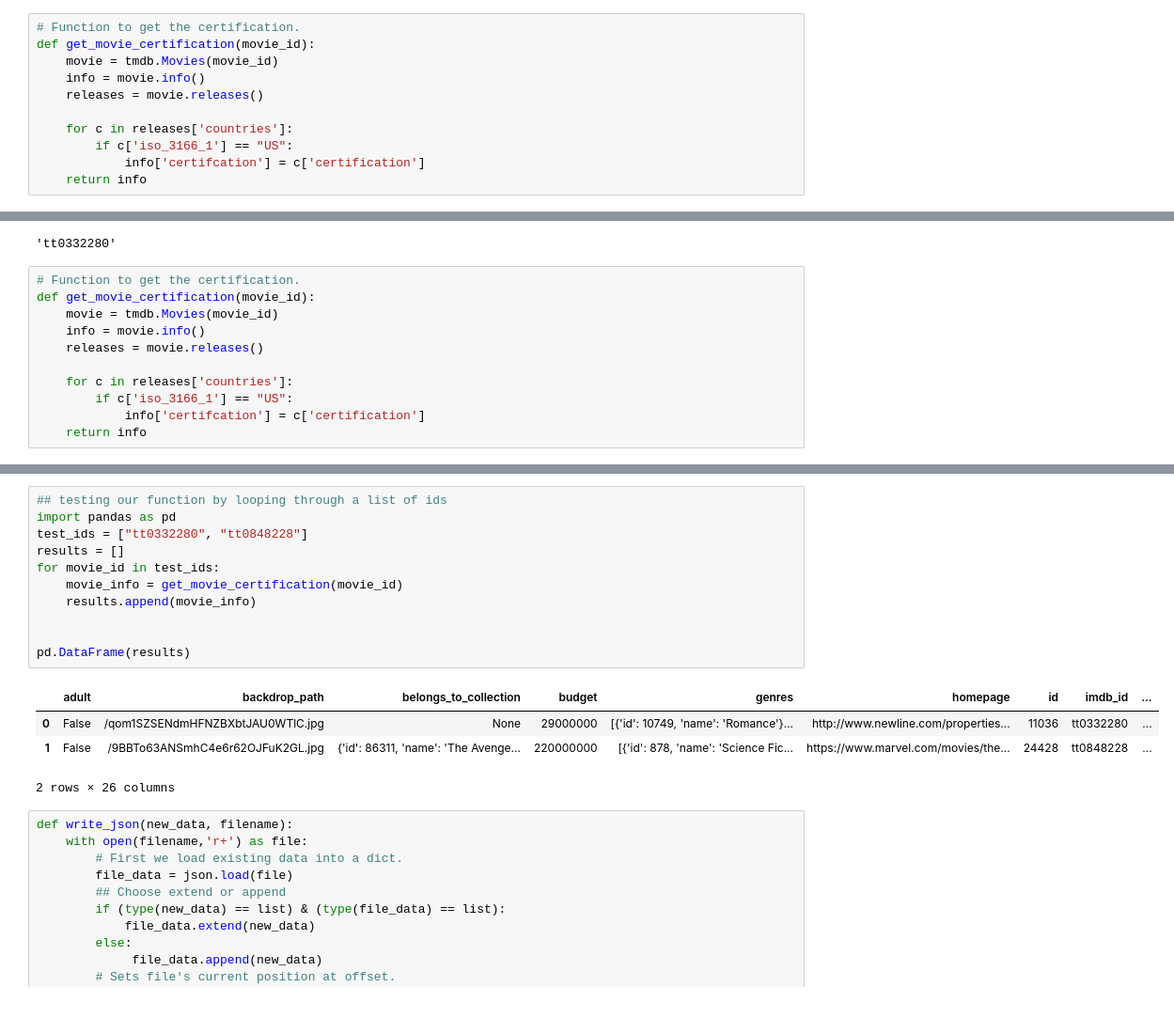
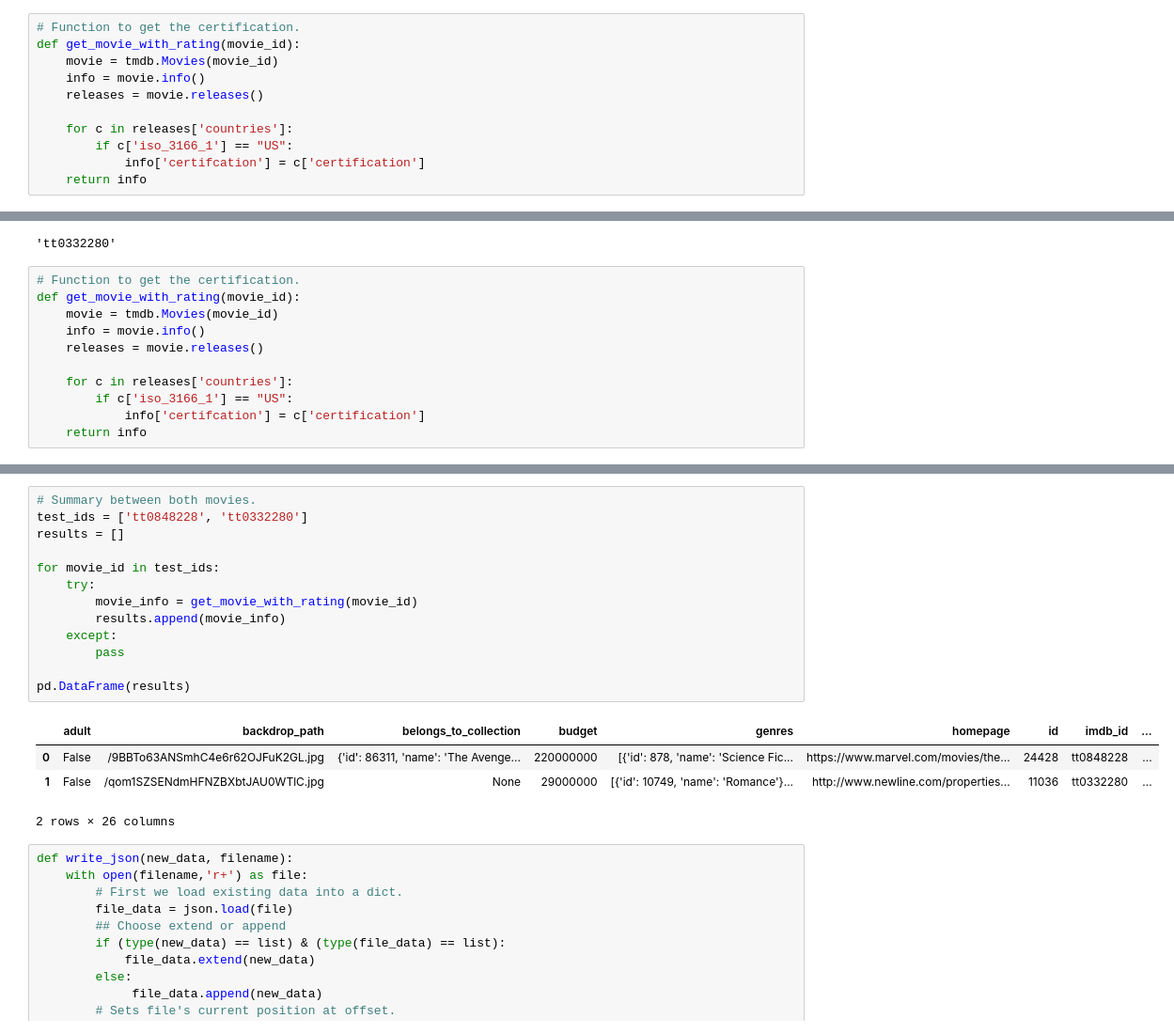
Before and after one commit to LarsonBodden/IMDB-s-Movie-Project, a Jupyter notebook: Part B.ipynb, the cells around one changed output, grey strips where cells are left out. Shown: that part at 94% size. Drawn from its saved outputs; the diff is of its cells as text.

```diff
--- a/Part B.ipynb
+++ b/Part B.ipynb
@@ -67,7 +67,7 @@ info['imdb_id']
 'tt0848228'
 # %%
 # Function to get the certification.
-def get_movie_certification(movie_id):
+def get_movie_with_rating(movie_id):
     movie = tmdb.Movies(movie_id)
     info = movie.info()
     releases = movie.releases()
@@ -134,7 +134,7 @@ info['imdb_id']
 'tt0332280'
 # %%
 # Function to get the certification.
-def get_movie_certification(movie_id):
+def get_movie_with_rating(movie_id):
     movie = tmdb.Movies(movie_id)
     info = movie.info()
     releases = movie.releases()
@@ -165,20 +165,22 @@ test
  'vote_count': 9845,
  'certifcation': 'PG-13'}
 # %%
-## testing our function by looping through a list of ids
-import pandas as pd
-test_ids = ["tt0332280", "tt0848228"]
+# Summary between both movies.
+test_ids = ['tt0848228', 'tt0332280']
 results = []
+
 for movie_id in test_ids:
-    movie_info = get_movie_certification(movie_id)
-    results.append(movie_info)
-
+    try:
+        movie_info = get_movie_with_rating(movie_id)
+        results.append(movie_info)
+    except:
+        pass
 
 pd.DataFrame(results)
 # %% [output]
 |  | adult | backdrop_path | belongs_to_collection | budget | genres | homepage | id | imdb_id | ... |
-| 0 | False | /qom1SZSENdmHFNZBXbtJAU0WTlC.jpg | None | 29000000 | [{'id': 10749, 'name': 'Romance'}... | http://www.newline.com/properties... | 11036 | tt0332280 | ... |
-| 1 | False | /9BBTo63ANSmhC4e6r62OJFuK2GL.jpg | {'id': 86311, 'name': 'The Avenge... | 220000000 | [{'id': 878, 'name': 'Science Fic... | https://www.marvel.com/movies/the... | 24428 | tt0848228 | ... |
+| 0 | False | /9BBTo63ANSmhC4e6r62OJFuK2GL.jpg | {'id': 86311, 'name': 'The Avenge... | 220000000 | [{'id': 878, 'name': 'Science Fic... | https://www.marvel.com/movies/the... | 24428 | tt0848228 | ... |
+| 1 | False | /qom1SZSENdmHFNZBXbtJAU0WTlC.jpg | None | 29000000 | [{'id': 10749, 'name': 'Romance'}... | http://www.newline.com/properties... | 11036 | tt0332280 | ... |
 2 rows × 26 columns
 # %%
 def write_json(new_data, filename):
```
Also changed, not shown: parts of 19 cells of this notebook, 7 other files.
